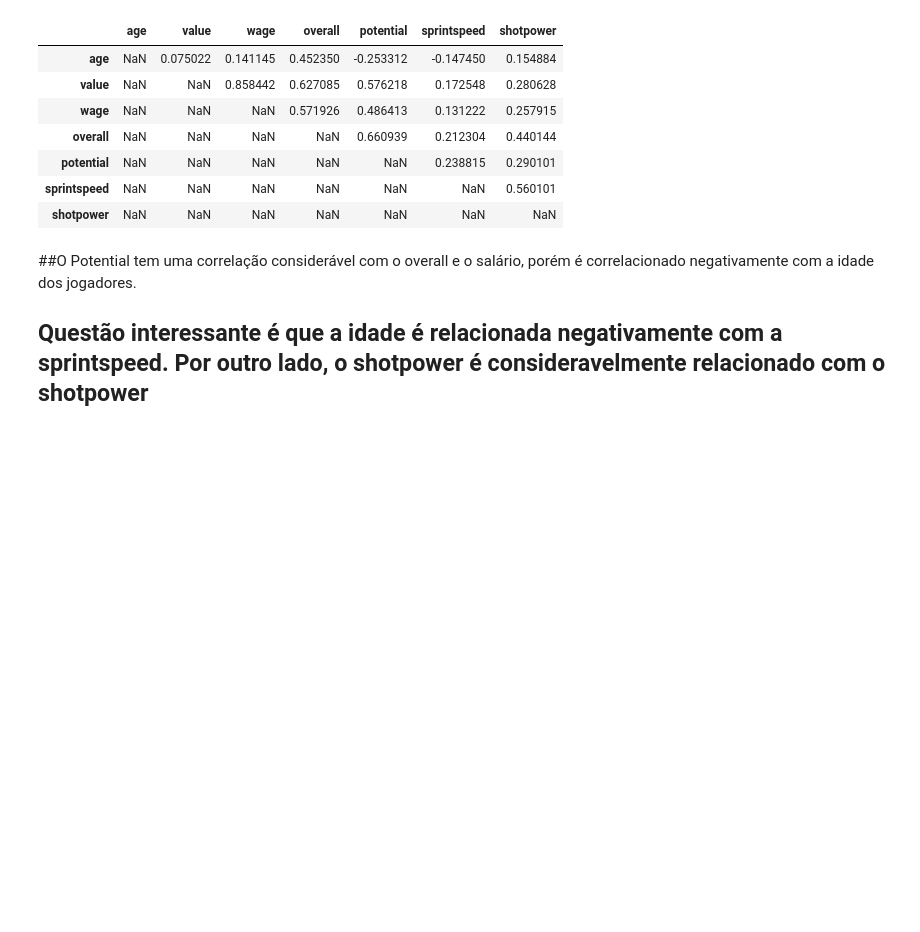
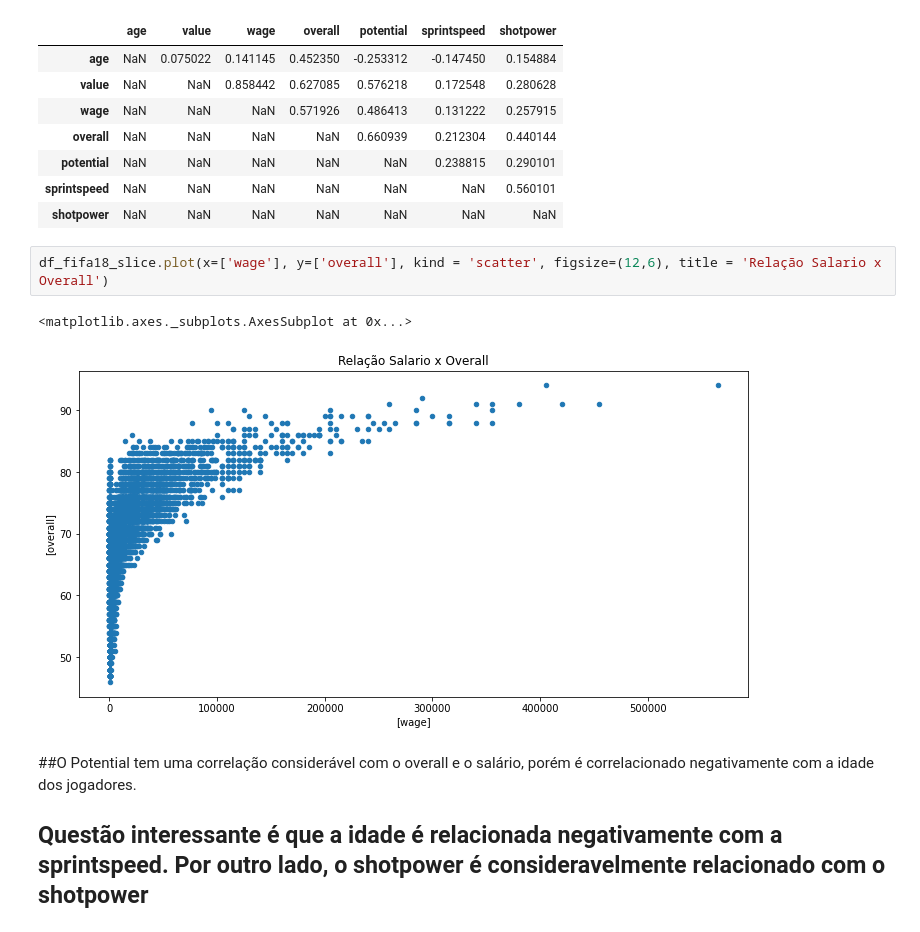
Before and after one commit to Mvital74/datasharing, a Jupyter notebook: exercicio_9_plot.ipynb, the cells around one changed output. Saved outputs shown, nothing was run; the diff lists cells and outputs as text; blank space fills up the shorter version.

```diff
--- a/exercicio_9_plot.ipynb
+++ b/exercicio_9_plot.ipynb
@@ -408,6 +408,11 @@ matriz_correlacao
 | potential | NaN | NaN | NaN | NaN | NaN | 0.238815 | 0.290101 |
 | sprintspeed | NaN | NaN | NaN | NaN | NaN | NaN | 0.560101 |
 | shotpower | NaN | NaN | NaN | NaN | NaN | NaN | NaN |
+# %%
+df_fifa18_slice.plot(x=['wage'], y=['overall'], kind = 'scatter', figsize=(12,6), title = 'Relação Salario x Overall')
+# %% [output]
+<matplotlib.axes._subplots.AxesSubplot at 0x...>
+[figure, added]
 # %% [markdown]
 ##O Potential tem uma correlação considerável com o overall e o salário, porém é correlacionado negativamente com a idade dos jogadores.
 
```
